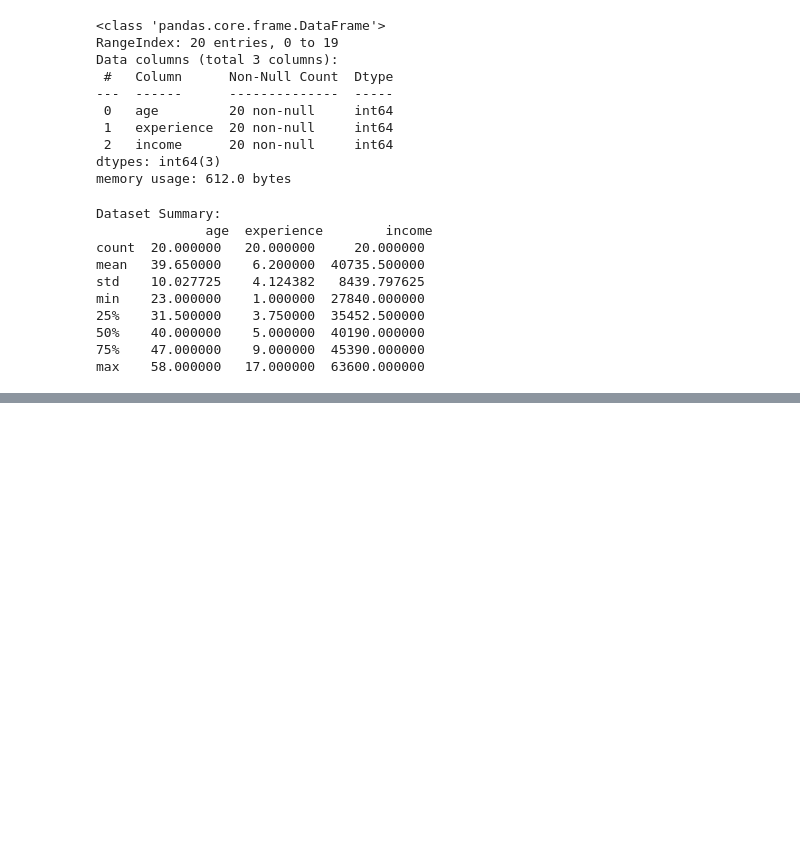
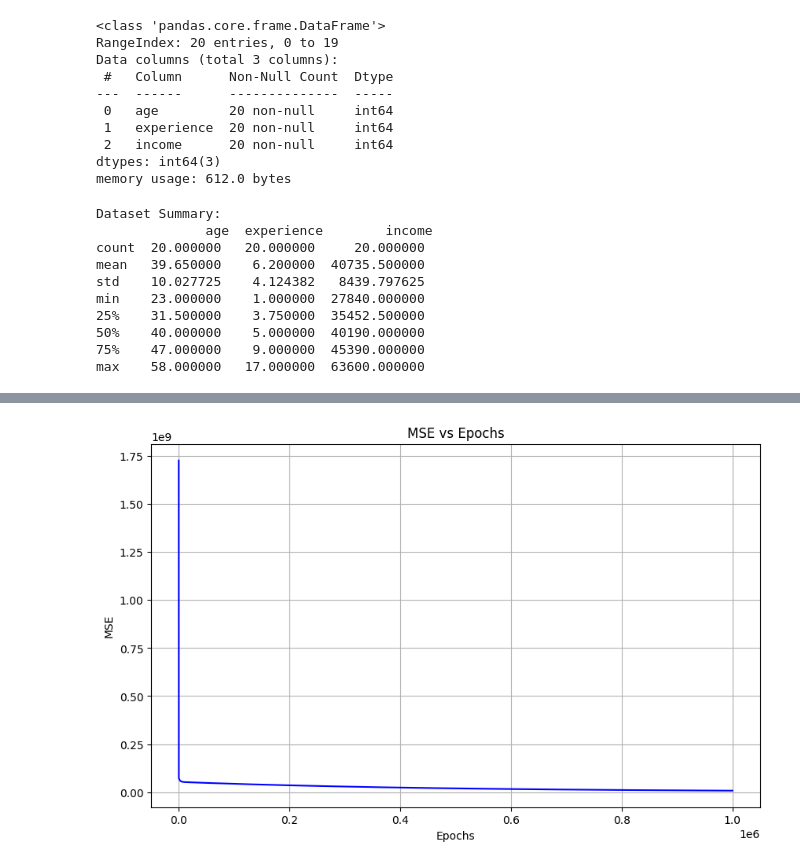
Before and after one commit to Erickpython/kodeCamp_5X-MachineLearning, a Jupyter notebook: MultivariableLinearRegression.ipynb, the cells around one changed output, grey strips where cells are left out. Drawn from its saved outputs; the diff is of its cells as text; code cells hidden in the pictures; blank space fills up the shorter version.

```diff
--- a/MultivariableLinearRegression.ipynb
+++ b/MultivariableLinearRegression.ipynb
@@ -76,7 +85,6 @@ n = len(y)  #20
 # %%
-# model >  y = m1x1 + m2x2 + c
 m1 = 0
 m2 = 0
 c = 0
-lr = 0.0001
-epochs = 1000
+lr = 0.00001
+epochs = 1000000
@@ -87,3 +97,31 @@ def prediction (x1, x2, m1, m2, c):
 
 def mse (y, y_pred):
   return np.mean((y - y_pred)**2)
+# %%
+# gradient descent algorithm
+cost_history = []
+
+for epoch in range(epochs):
+  y_pred = prediction (x1, x2, m1, m2, c)
+  error= y - y_pred
+
+  #compute gradients dm1, dm2, dc
+  dm1 = (-2/n) * np.sum(x1 * error)
+  dm2 = (-2/n) * np.sum(x2 * error)
+  dc = (-2/n) * np.sum(error)
+
+  # update the parameters
+  m1 = m1 - lr * dm1
+  m2 = m2 - lr * dm2
+  c = c - lr * dc
+
+  # compute cost
+  cost =  mse (y, y_pred)
+
+  cost_history.append(cost)
+
+  # print mse after each epoch
+  if (epoch + 1) % 20000 == 0: # Print less frequently for more epochs
+    print (f"Epoch {epoch+1}: MSE = {cost:.4f}")
+
+print(f"\nFinal m1: {m1:.4f}, m2: {m2:.4f}, c: {c:.4f}")
@@ -89,0 +146,11 @@ def mse (y, y_pred):
+# %%
+# ploting mse
+plt.figure(figsize=(10,6))
+plt.plot(range(epochs), cost_history, "b-")
+plt.title("MSE vs Epochs")
+plt.xlabel("Epochs")
+plt.ylabel("MSE")
+plt.grid(True)
+plt.show()
+# %% [output]
+[figure, added]
```
Also changed, not shown: parts of 8 cells of this notebook.
